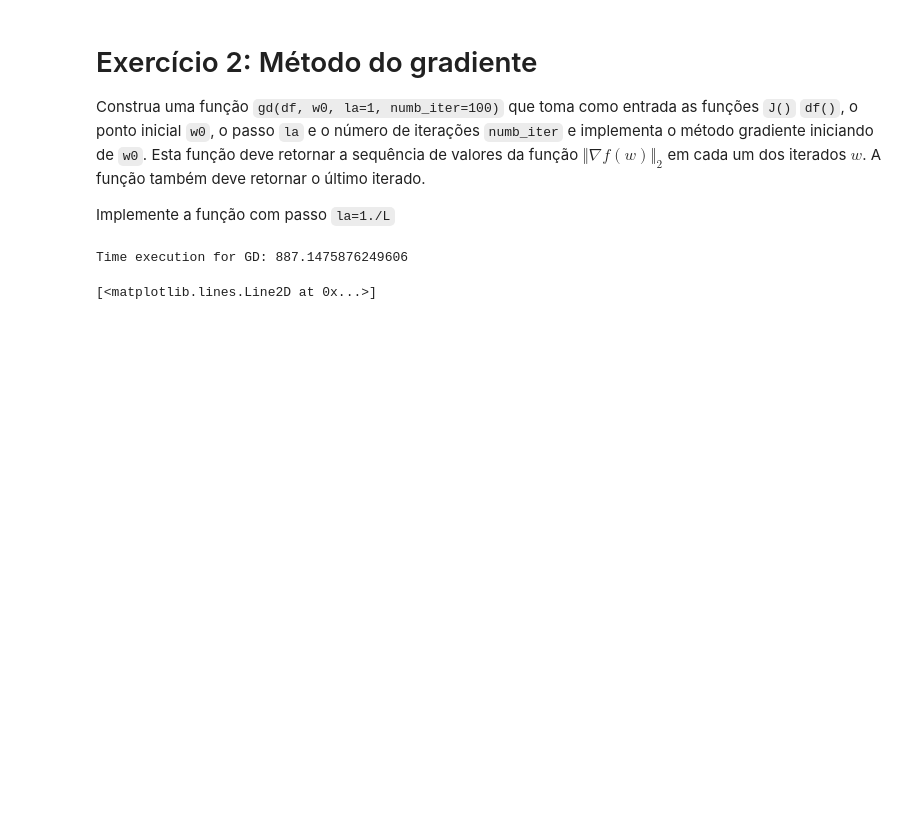
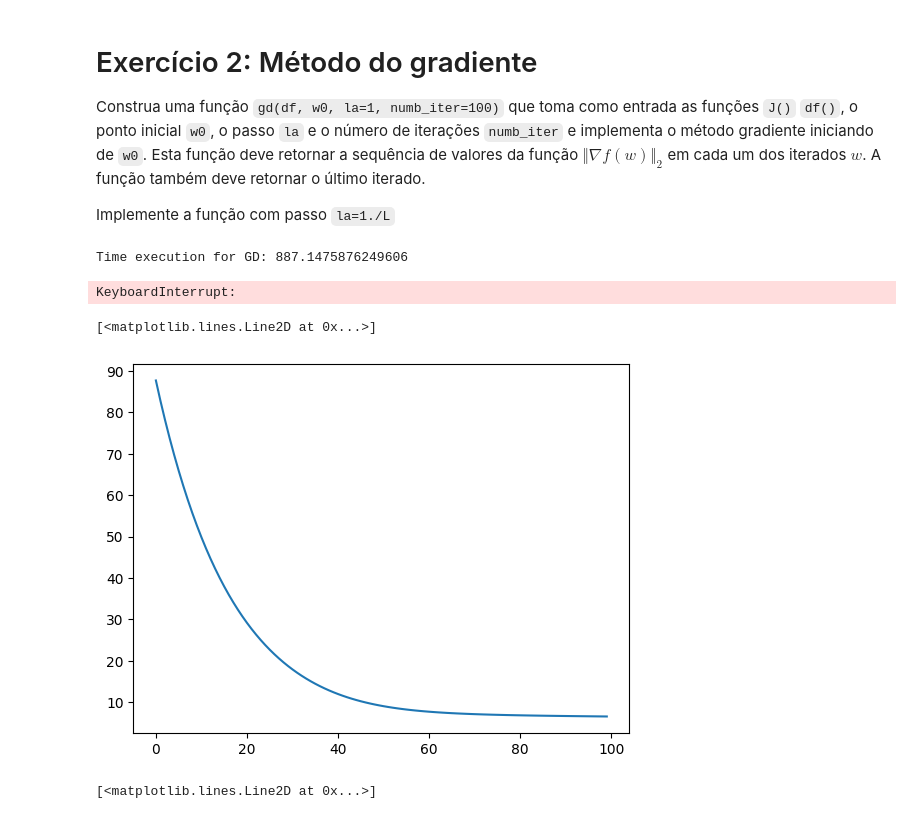
Before and after one commit to ddanieldma/ocd, a Jupyter notebook: projeto6-reg-log/logistic_regression.ipynb, the cells around one changed output. Saved outputs shown, nothing was run; the diff lists cells and outputs as text; code cells hidden in the pictures; blank space fills up the shorter version.

```diff
--- a/projeto6-reg-log/logistic_regression.ipynb
+++ b/projeto6-reg-log/logistic_regression.ipynb
@@ -171,8 +247,56 @@ Implemente a função com passo `la=1./L`
+# %%
+from tqdm import tqdm
+
+#Escreva código aqui
+def gd(df, w0, X, y, l2=1, numb_iter=100):
+    # Variáveis para o cálculo
+    L0 = smoothness(X)
+    L = L0 + l2
+    la = 1./L
+
+    # Copiando vetor de pesos
+    w = w0.copy()
+
+    # Lista de gradientes
+    grad_norms = []
+
+    # Calculando iterações do gradiente descendente
+    for _ in tqdm(range(numb_iter)):
+        # Calculando gradiente para o passo atual
+        grad = df(w, X, y, l2)
+        # Calculando e armazenando norma do gradiente
+        grad_norm = np.linalg.norm(grad, 2)
+        grad_norms.append(grad_norm)
+
+        # Atualizando pesos
+        w -= la * grad
+
+    return grad_norms, w
 # %%
 # gradient descent
 f1 = gd(J, Df, w0, la=1./L, numb_iter=it_max)
 # %% [output]
 Time execution for GD: 887.1475876249606
+# %%
+# Minha execução
+f1 = gd(df, w0, X, y, numb_iter=it_max)
+
+# Salvando em um json
+import json
+with open("ex2.json", "w") as file:
+    json.dump(f1[0], file)
+
+# Lendo json
+# with open("ex2.json", "r") as file:
+#     f1_json = json.load(file)
+# %% [output]
+KeyboardInterrupt:
+# %%
+# Meu plot
+plt.plot(f1[0])
+# %% [output]
+[<matplotlib.lines.Line2D at 0x...>]
+[figure, added]
 # %%
 plt.plot(f1[0])
 # %% [output]
```
Also changed, not shown: parts of 8 cells of this notebook, 3 other files.
